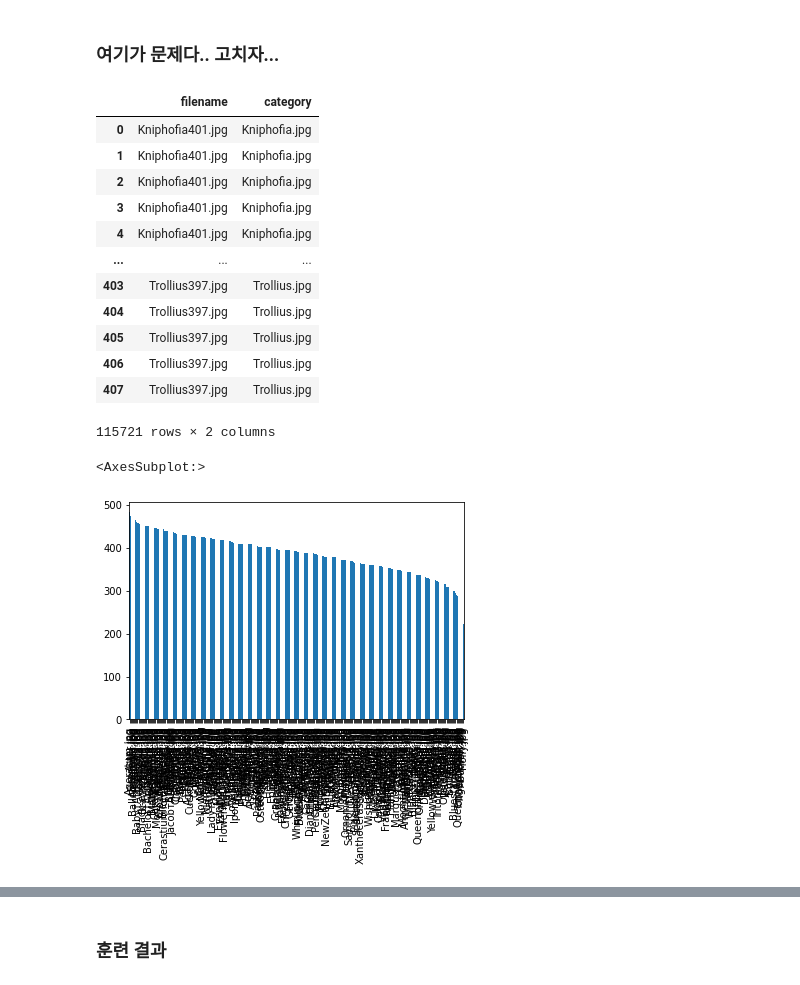
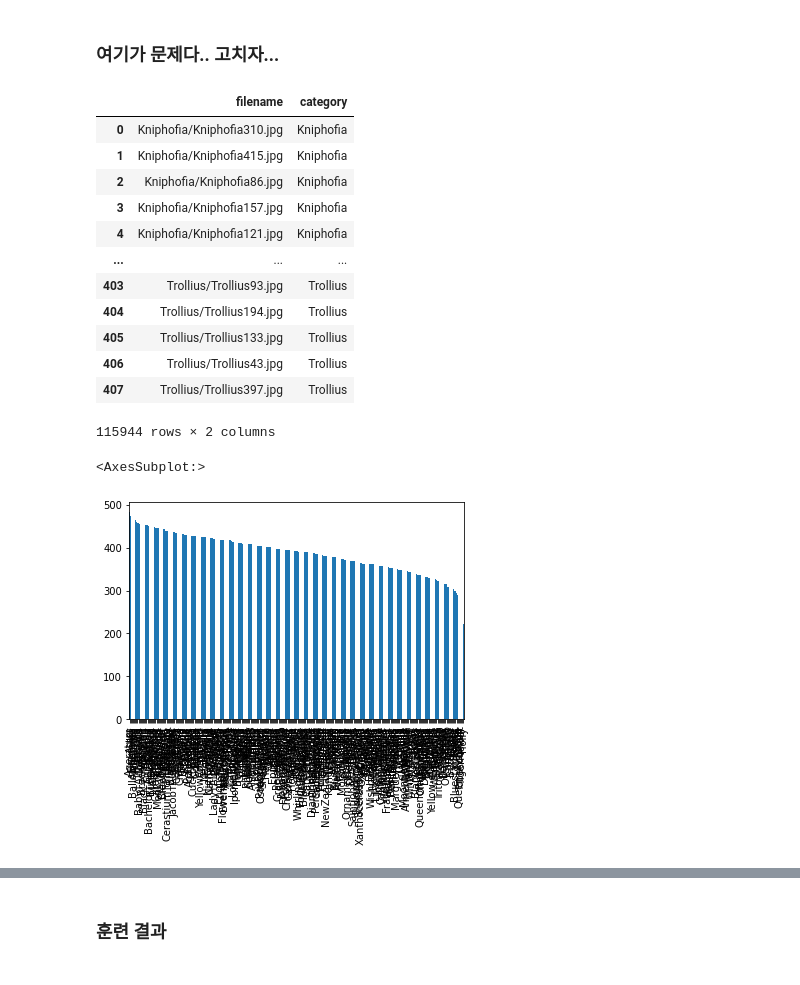
Before and after one commit to simata98/ML-X-Flutter-toy-project, a Jupyter notebook: Machine_Learning/JH_Flower_Recognition_CNN_using_df.ipynb, the cells around one changed output, grey strips where cells are left out. Saved outputs shown, nothing was run; the diff lists cells and outputs as text; code cells hidden in the pictures.

```diff
--- a/Machine_Learning/JH_Flower_Recognition_CNN_using_df.ipynb
+++ b/Machine_Learning/JH_Flower_Recognition_CNN_using_df.ipynb
@@ -107,43 +105,44 @@ FAST_RUN = True
 # %%
 import pandas as pd
 import re
 
 num = re.compile(r'\d+')
-train_dr = os.listdir('./data/Flowers299')
+folder_names = os.listdir('./data/Flowers299')
 flowers_df = pd.DataFrame()
 
-def making_df(folder_name):
+def making_df(file_names, folder_names):
   categories = []
-  for file_name in folder_name:
-    categories.append(num.sub('', file_name))
+  for file_name in file_names:
+    categories.append(num.sub('', file_name).split('.')[0])
 
   df = pd.DataFrame({
-      'filename' : file_name,
+      'filename' : file_names,
       'category' : categories
   })
+  df['filename'] = folder_names + '/' + df['filename']
   return df
 
-for folder_name in train_dr:
-  flowers_df = pd.concat([flowers_df, making_df(os.listdir('./data/Flowers299/' + folder_name))])
+for file_names in folder_names:
+  flowers_df = pd.concat([flowers_df, making_df(os.listdir('./data/Flowers299/' + file_names), file_names)])
 
 flowers_df
 # %% [output]
 |  | filename | category |
-| 0 | Kniphofia401.jpg | Kniphofia.jpg |
-| 1 | Kniphofia401.jpg | Kniphofia.jpg |
-| 2 | Kniphofia401.jpg | Kniphofia.jpg |
-| 3 | Kniphofia401.jpg | Kniphofia.jpg |
-| 4 | Kniphofia401.jpg | Kniphofia.jpg |
+| 0 | Kniphofia/Kniphofia310.jpg | Kniphofia |
+| 1 | Kniphofia/Kniphofia415.jpg | Kniphofia |
+| 2 | Kniphofia/Kniphofia86.jpg | Kniphofia |
+| 3 | Kniphofia/Kniphofia157.jpg | Kniphofia |
+| 4 | Kniphofia/Kniphofia121.jpg | Kniphofia |
 | ... | ... | ... |
-| 403 | Trollius397.jpg | Trollius.jpg |
-| 404 | Trollius397.jpg | Trollius.jpg |
-| 405 | Trollius397.jpg | Trollius.jpg |
-| 406 | Trollius397.jpg | Trollius.jpg |
-| 407 | Trollius397.jpg | Trollius.jpg |
+| 403 | Trollius/Trollius93.jpg | Trollius |
+| 404 | Trollius/Trollius194.jpg | Trollius |
+| 405 | Trollius/Trollius133.jpg | Trollius |
+| 406 | Trollius/Trollius43.jpg | Trollius |
+| 407 | Trollius/Trollius397.jpg | Trollius |
-115721 rows × 2 columns
+115944 rows × 2 columns
 # %%
 flowers_df['category'].value_counts().plot.bar()
 # %% [output]
 <AxesSubplot:>
-[figure, old version]
+[figure, new version]
 # %%
```
Also changed, not shown: parts of 14 cells of this notebook, 3 other files.
